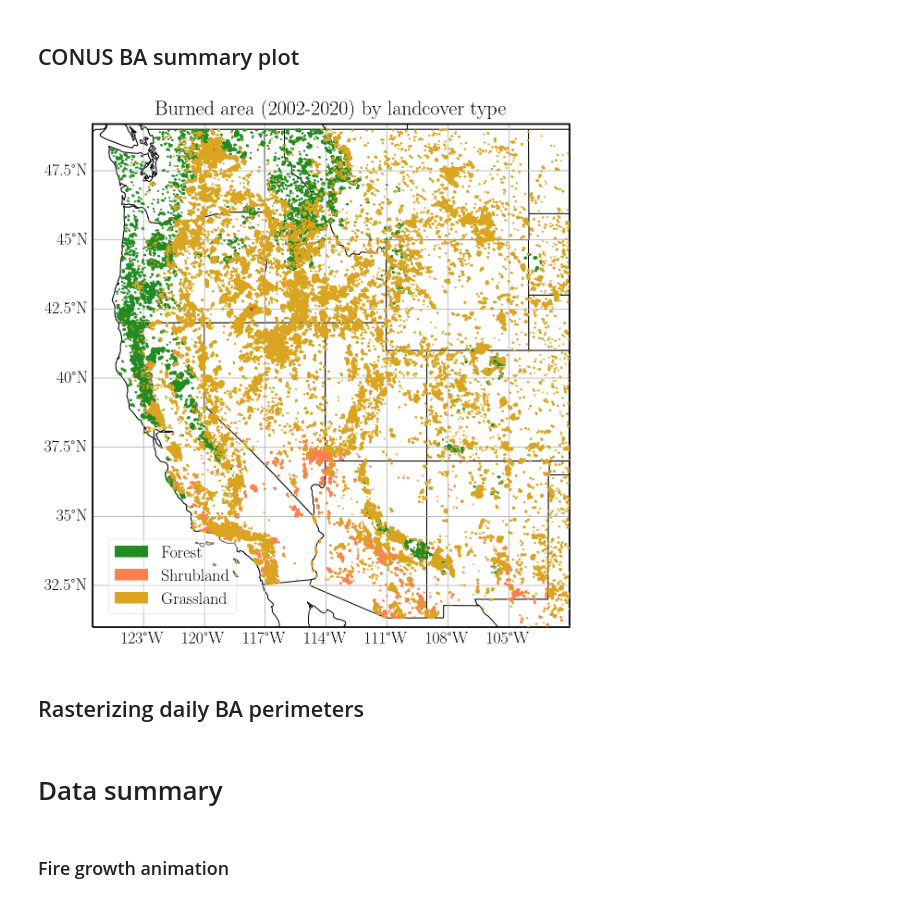
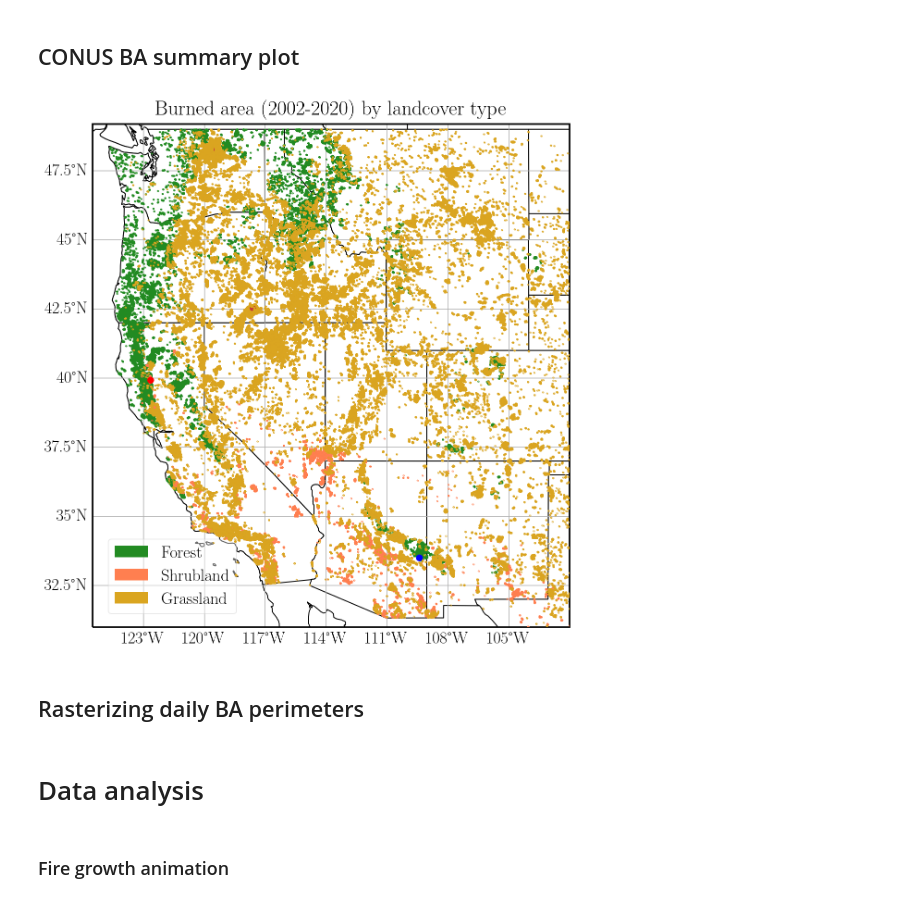
Before and after one commit to jtbuch/fire_hazard_index, a Jupyter notebook: scripts/preliminary_data_analysis.ipynb, the cells around one changed output. Cells and saved outputs as stored; diff of their text form; code cells hidden in the pictures.

```diff
--- a/scripts/preliminary_data_analysis.ipynb
+++ b/scripts/preliminary_data_analysis.ipynb
@@ -311,40 +311,52 @@ shrubland_gdf= gpd.read_file('../data/fire/fired_conus-ak_2002-2021_shrubland.gp
 grassland_gdf= gpd.read_file('../data/fire/fired_conus-ak_2002-2021_grassland.gpkg')
 # %% [markdown]
 ## CONUS BA summary plot
+# %%
+forest_xarr_ur= xarray.open_dataarray('../data/12km/forest_burned_area_2002-2021_12km.nc')
+forest_xarr= forest_xarr_ur.sel(time= forest_xarr_ur.time.isin(pd.date_range(start= '2002-06-19', end= '2020-10-01', freq= 'D')))
+forest_df= forest_xarr.to_dataframe('fire').reset_index()
+
+ind_wf= 105739853
+ind_acf= 214182885
+wf_lon, wf_lat= coord_transform([forest_df.loc[ind_wf].X], [forest_df.loc[ind_wf].Y], 'epsg:5070', 'epsg:4326')
+acf_lon, acf_lat= coord_transform([forest_df.loc[ind_acf].X], [forest_df.loc[ind_acf].Y], 'epsg:5070', 'epsg:4326')
 # %%
 extent = [-125.5, -102, 31, 49]
 central_lon = np.mean(extent[:2])
 central_lat = np.mean(extent[2:])
 
 fig= plt.figure(figsize=(18, 10))
 gs = fig.add_gridspec(2, 2)
 
 ax= fig.add_subplot(gs[0:2, 0:2], projection=ccrs.PlateCarree())
 ax.set_extent(extent)
 ax.add_feature(cfeature.LAND, edgecolor='black', facecolor= 'white');
 ax.add_feature(cfeature.STATES, edgecolor='black', facecolor= 'white', zorder= 1);
 ax.add_geometries(forests_gdf.geometry.to_crs('4326'), crs= ccrs.PlateCarree(), edgecolor= colors.to_rgba('forestgreen', alpha= 1.0), lw= 2, zorder= 10)
 ax.add_geometries(shrubland_gdf.geometry.to_crs('4326'), crs= ccrs.PlateCarree(), edgecolor= colors.to_rgba('coral', alpha= 1.0), lw= 2, zorder= 10)
 ax.add_geometries(grassland_gdf.geometry.to_crs('4326'), crs= ccrs.PlateCarree(), edgecolor= colors.to_rgba('goldenrod', alpha= 1.0), lw= 2, zorder= 10)
-#ax.scatter(wildfire_df['final_lon'], wildfire_df['final_lat'], c= 'black', s= 10, transform=ccrs.PlateCarree())
+
+ax.scatter(wf_lon[0], wf_lat[0], c= 'blue', s= 40, transform=ccrs.PlateCarree(), zorder= 20)
+ax.scatter(acf_lon[0], acf_lat[0], c= 'red', s= 40, transform=ccrs.PlateCarree(), zorder= 20)
+
 ax.tick_params(labeltop=False, top=False, labelright=False, right=True, which='both', labelsize= 30);
 gl= ax.gridlines(draw_labels=True);
 gl.xlabel_style = {'size': 18, 'color': 'black'}
 gl.ylabel_style = {'size': 18, 'color': 'black'}
 gl.top_labels = False
 gl.right_labels = False
 
 forest_leg = patches.Rectangle((0, 0), 1, 1, facecolor="forestgreen")
 shrub_leg = patches.Rectangle((0, 0), 1, 1, facecolor="coral")
 grass_leg = patches.Rectangle((0, 0), 1, 1, facecolor="goldenrod")
 labels = ['Forest', 'Shrubland', 'Grassland']
 ax.legend([forest_leg, shrub_leg, grass_leg], labels, loc='lower left', bbox_to_anchor=(0.015, 0.01), fontsize= 18, frameon=True)
 
 ax.set_aspect(1.362/1)
 ax.set_title(r'Burned area (2002-2020) by landcover type', fontsize= 22, pad= 10);
-plt.savefig('../plots/ba_conus_2002-2020.png', bbox_inches='tight', dpi= 200);
+#plt.savefig('../plots/ba_conus_2002-2020.png', bbox_inches='tight', dpi= 200);
 # %% [output]
-[figure, old version]
+[figure, new version]
 # %% [markdown]
 ## Rasterizing daily BA perimeters
 # %%
@@ -367,5 +376,5 @@ grassland_xarr.to_netcdf('../data/12km/grassland_burned_area_2002-2021_12km.nc')
 # %% [markdown]
-# Data summary
+# Data analysis
 # %%
 firemons_arr= np.array([2, 3, 4, 5, 6, 7, 8, 9])
 
```
Also changed, not shown: parts of 11 cells of this notebook, 1 other file.
